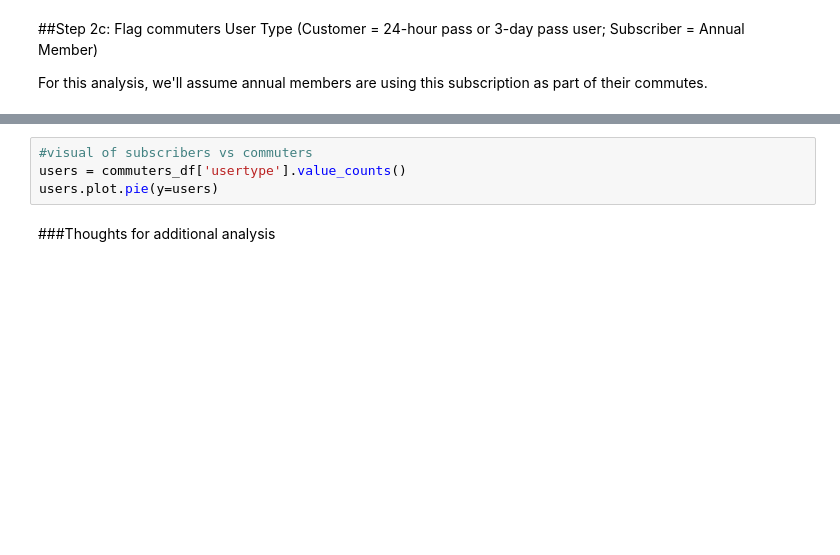
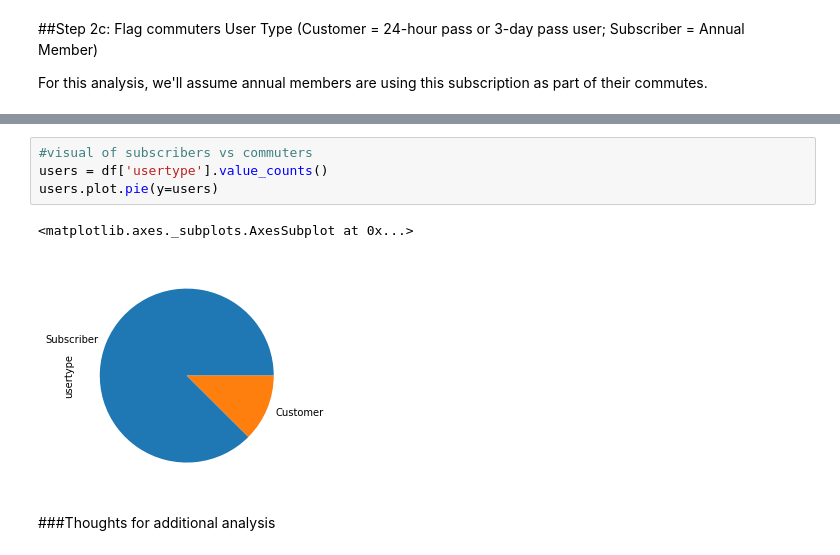
Before and after one commit to alyssanbnco/python, a Jupyter notebook: CitibikeAnalysis.ipynb, the cells around one changed output, grey strips where cells are left out. Saved outputs shown, nothing was run; the diff lists cells and outputs as text; blank space fills up the shorter version.

```diff
--- a/CitibikeAnalysis.ipynb
+++ b/CitibikeAnalysis.ipynb
@@ -173,7 +184,10 @@ Percentage of 2018 rides ridden by subscribers:  97%
 # %%
 #visual of subscribers vs commuters
-users = commuters_df['usertype'].value_counts()
+users = df['usertype'].value_counts()
 users.plot.pie(y=users)
+# %% [output]
+<matplotlib.axes._subplots.AxesSubplot at 0x...>
+[figure, added]
 # %% [markdown]
 ###Thoughts for additional analysis
 # %%
```
Also changed, not shown: parts of 22 cells of this notebook.
